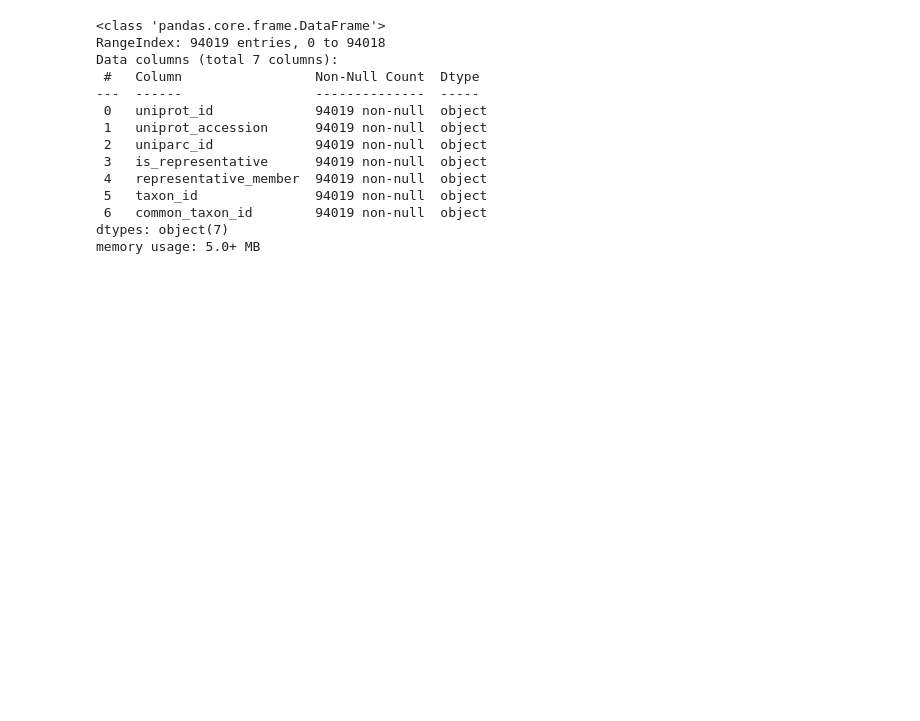
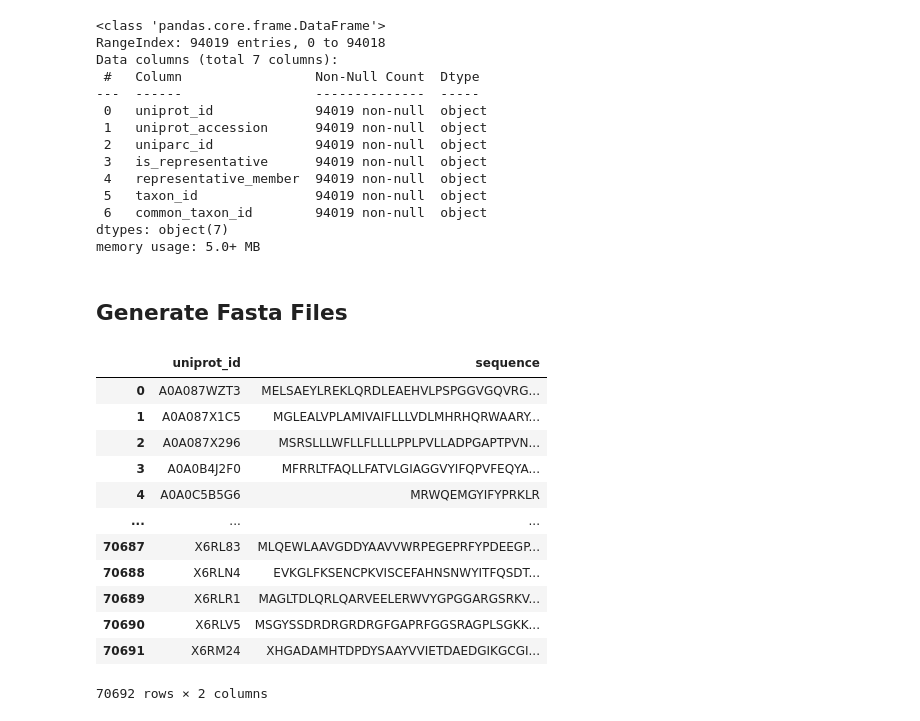
Before and after one commit to boun-tabi-lifelu/evolutionary-subword-tokenization, a Jupyter notebook: Prog/human_db_arrangment.ipynb, the cells around one changed output. Saved outputs shown, nothing was run; the diff lists cells and outputs as text; code cells hidden in the pictures; blank space fills up the shorter version.

```diff
--- a/Prog/human_db_arrangment.ipynb
+++ b/Prog/human_db_arrangment.ipynb
@@ -691,3 +691,5 @@ memory usage: 5.0+ MB
 # conn = sqlite3.connect(db_file)
 # df_uniref90_human_uniprot_distilled.to_sql("uniref90_distilled", conn, if_exists="replace", index=False)
 # conn.close()
+# %% [markdown]
+## Generate Fasta Files
@@ -693,0 +751,16 @@ memory usage: 5.0+ MB
+# %%
+df_protein
+# %% [output]
+|  | uniprot_id | sequence |
+| 0 | A0A087WZT3 | MELSAEYLREKLQRDLEAEHVLPSPGGVGQVRG... |
+| 1 | A0A087X1C5 | MGLEALVPLAMIVAIFLLLVDLMHRHQRWAARY... |
+| 2 | A0A087X296 | MSRSLLLWFLLFLLLLPPLPVLLADPGAPTPVN... |
+| 3 | A0A0B4J2F0 | MFRRLTFAQLLFATVLGIAGGVYIFQPVFEQYA... |
+| 4 | A0A0C5B5G6 | MRWQEMGYIFYPRKLR |
+| ... | ... | ... |
+| 70687 | X6RL83 | MLQEWLAAVGDDYAAVVWRPEGEPRFYPDEEGP... |
+| 70688 | X6RLN4 | EVKGLFKSENCPKVISCEFAHNSNWYITFQSDT... |
+| 70689 | X6RLR1 | MAGLTDLQRLQARVEELERWVYGPGGARGSRKV... |
+| 70690 | X6RLV5 | MSGYSSDRDRGRDRGFGAPRFGGSRAGPLSGKK... |
+| 70691 | X6RM24 | XHGADAMHTDPDYSAAYVVIETDAEDGIKGCGI... |
+70692 rows × 2 columns
```
Also changed, not shown: parts of 5 cells of this notebook, 4 other files.
